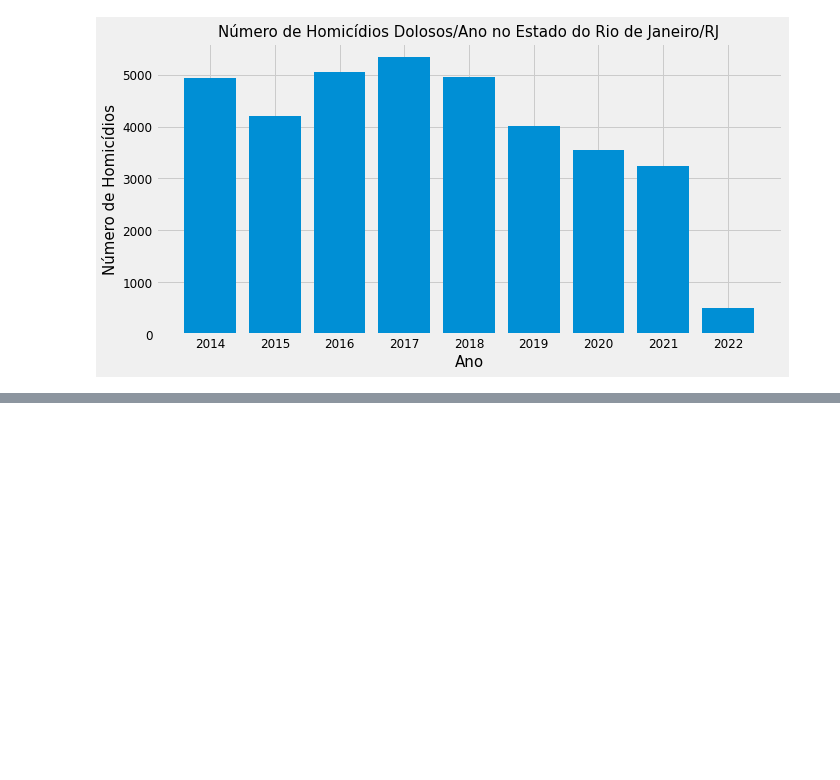
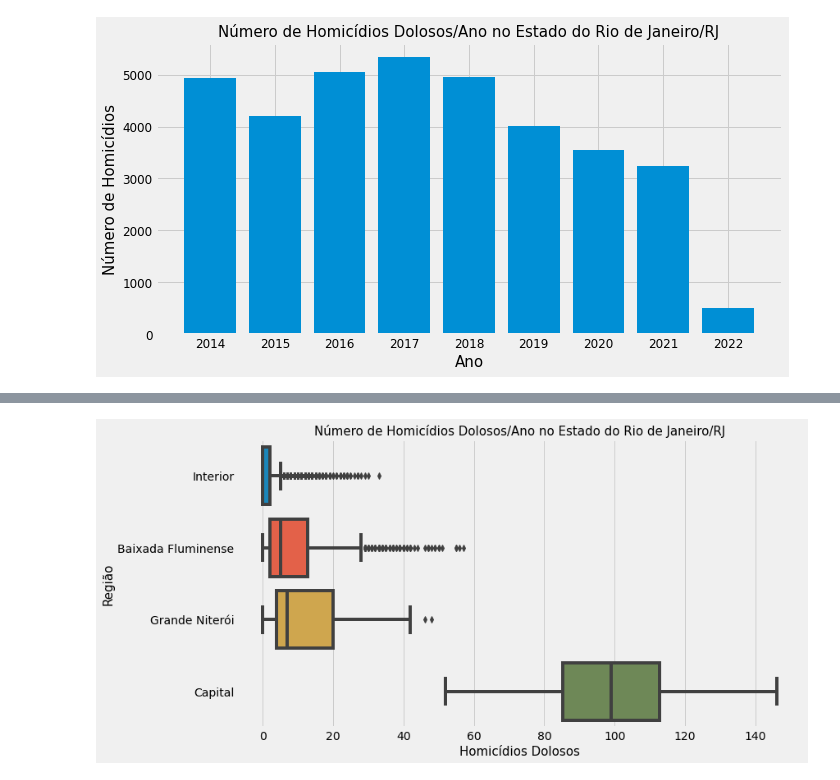
Before and after one commit to Prog-LucasAlves/Analise_Exploratoria_Dados, a Jupyter notebook: AED_01_Seguraca_Publica/seguranca_publica.ipynb, the cells around one changed output, grey strips where cells are left out. Saved outputs shown, nothing was run; the diff lists cells and outputs as text; code cells hidden in the pictures; blank space fills up the shorter version.

```diff
--- a/AED_01_Seguraca_Publica/seguranca_publica.ipynb
+++ b/AED_01_Seguraca_Publica/seguranca_publica.ipynb
@@ -232,0 +320,14 @@ plt.show()
+# %%
+df_homicidios_ano_regiao = df[['ano','mes','regiao','hom_doloso']]
+df_homicidios_ano_regiao_group = df_homicidios_ano_regiao.groupby(['ano']).sum()
+df_homicidios_ano_regiao_group
+
+#sns.set_style('fivethirtyeight')
+plt.style.use('fivethirtyeight')
+plt.figure(figsize =(11, 6))
+sns.boxplot(data=df_homicidios_ano_regiao, y=df_homicidios_ano_regiao['regiao'], x='hom_doloso')
+plt.title("Número de Homicídios Dolosos/Ano no Estado do Rio de Janeiro/RJ", fontsize=15) #título do gráfico
+plt.ylabel("Região", fontsize=15) #rotulo eixo Y
+plt.xlabel("Homicídios Dolosos", fontsize=15); #rotulo eixo X
+# %% [output]
+[figure, added]
```
Also changed, not shown: parts of 11 cells of this notebook.
